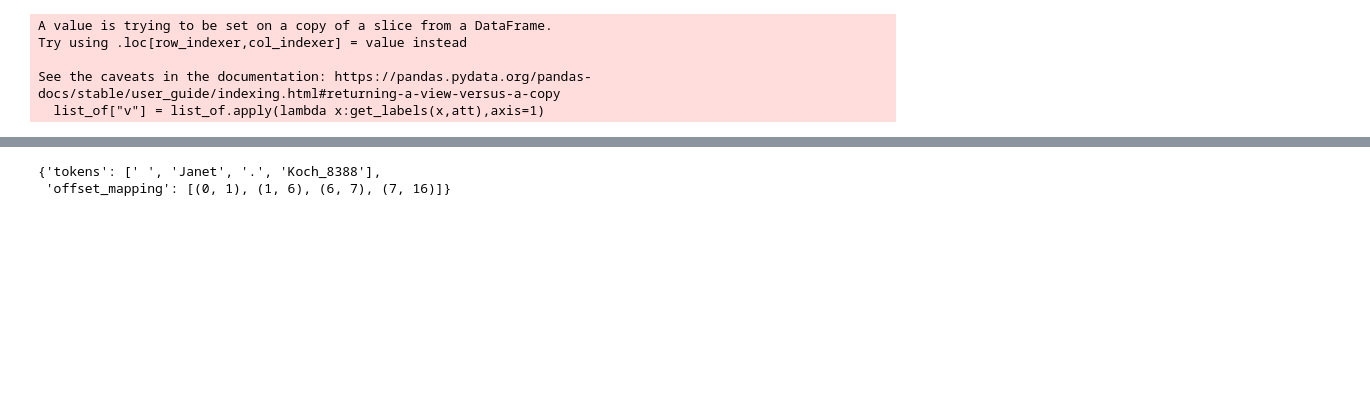
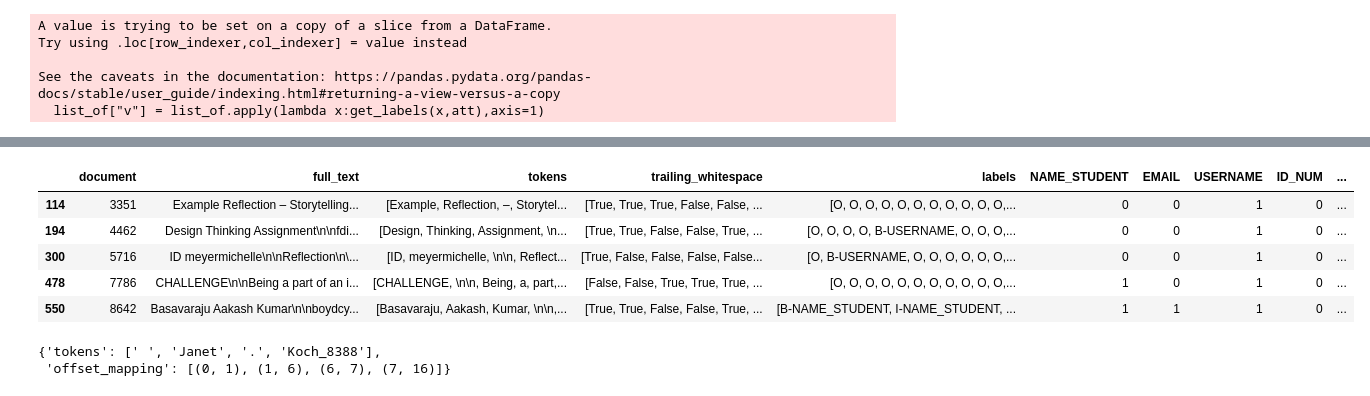
Before and after one commit to amedprof/PII-Data-Detection, a Jupyter notebook: notebook/data check-Copy2.ipynb, the cells around one changed output, grey strips where cells are left out. Cells and saved outputs as stored; diff of their text form; code cells hidden in the pictures; blank space fills up the shorter version.

```diff
--- a/notebook/data check-Copy2.ipynb
+++ b/notebook/data check-Copy2.ipynb
@@ -228,3 +267,12 @@ for x,t in list_of["v"]:
+# %%
+list_of
+# %% [output]
+|  | document | full_text | tokens | trailing_whitespace | labels | NAME_STUDENT | EMAIL | USERNAME | ID_NUM | ... |
+| 114 | 3351 | Example Reflection – Storytelling... | [Example, Reflection, –, Storytel... | [True, True, True, False, False, ... | [O, O, O, O, O, O, O, O, O, O, O,... | 0 | 0 | 1 | 0 | ... |
+| 194 | 4462 | Design Thinking Assignment\n\nfdi... | [Design, Thinking, Assignment, \n... | [True, True, False, False, True, ... | [O, O, O, O, B-USERNAME, O, O, O,... | 0 | 0 | 1 | 0 | ... |
+| 300 | 5716 | ID meyermichelle\n\nReflection\n\... | [ID, meyermichelle, \n\n, Reflect... | [True, False, False, False, False... | [O, B-USERNAME, O, O, O, O, O, O,... | 0 | 0 | 1 | 0 | ... |
+| 478 | 7786 | CHALLENGE\n\nBeing a part of an i... | [CHALLENGE, \n\n, Being, a, part,... | [False, False, True, True, True, ... | [O, O, O, O, O, O, O, O, O, O, O,... | 1 | 0 | 1 | 0 | ... |
+| 550 | 8642 | Basavaraju Aakash Kumar\n\nboydcy... | [Basavaraju, Aakash, Kumar, \n\n,... | [True, True, False, False, True, ... | [B-NAME_STUDENT, I-NAME_STUDENT, ... | 1 | 1 | 1 | 0 | ... |
 # %%
 from spacy.lang.en import English
 import re
```
Also changed, not shown: parts of 8 cells of this notebook, 5 other files.
